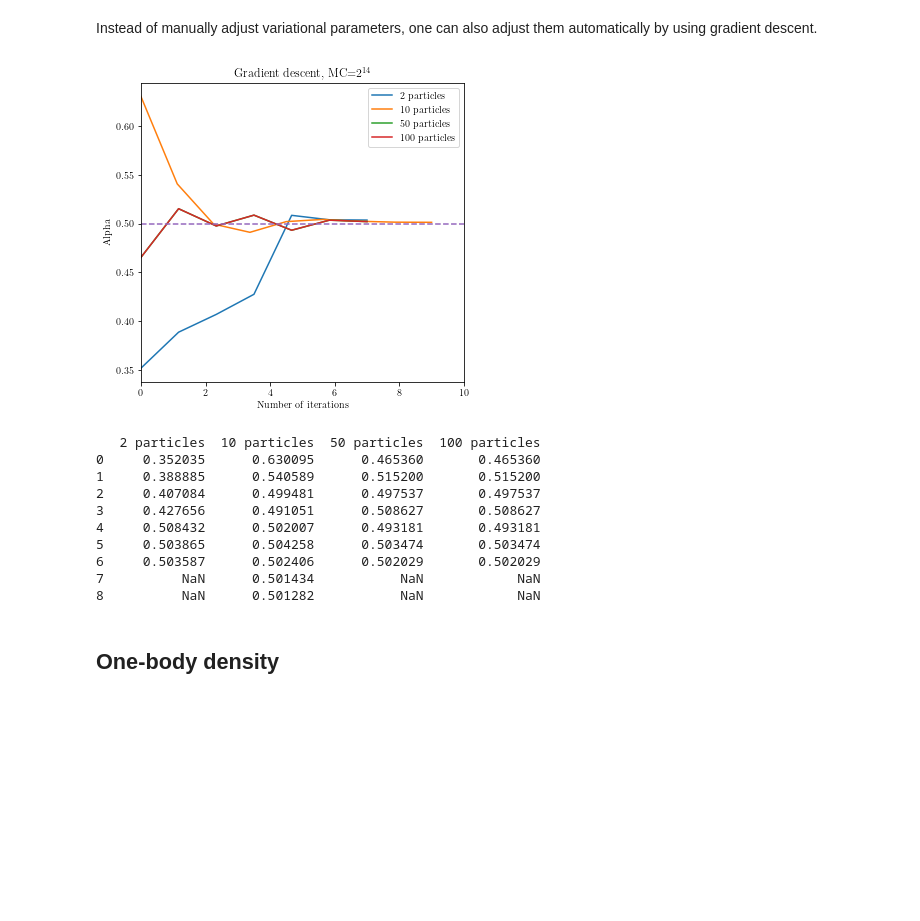
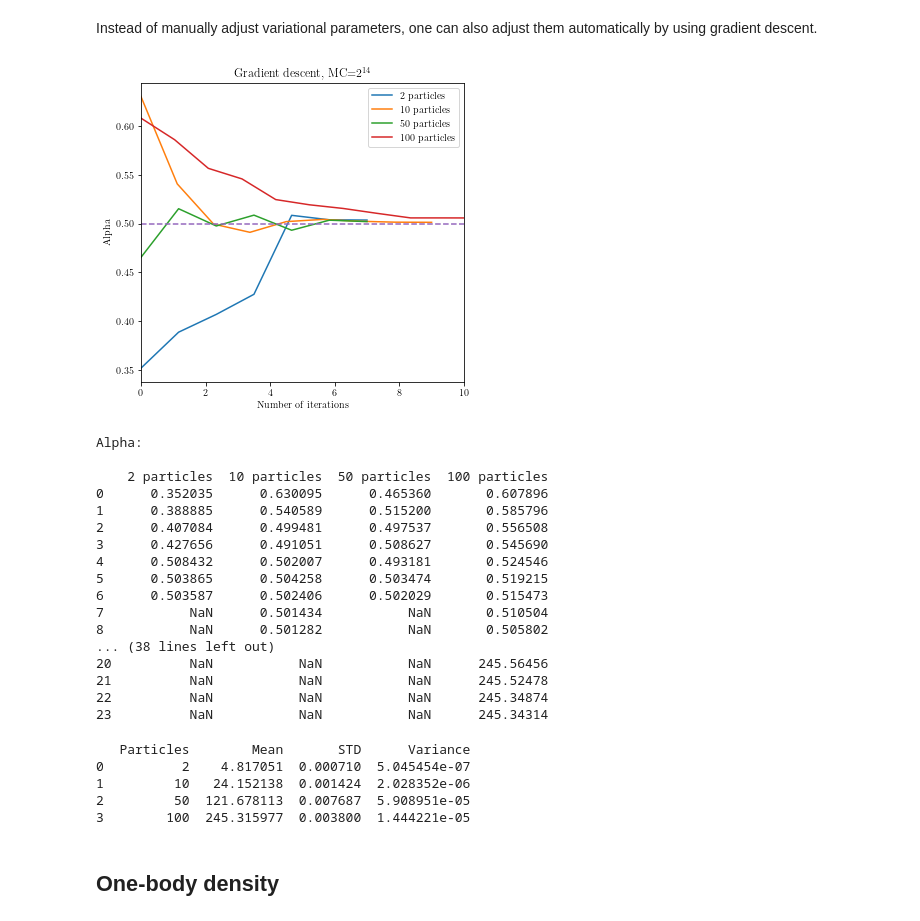
Before and after one commit to Moejay10/FYS4411, a Jupyter notebook: Project1/Python/Variational_Monte_Carlo.ipynb, the cells around one changed output. Cells and saved outputs as stored; diff of their text form; code cells hidden in the pictures; blank space fills up the shorter version.

Commit message:
normal STD and Blocking comparison.

```diff
--- a/Project1/Python/Variational_Monte_Carlo.ipynb
+++ b/Project1/Python/Variational_Monte_Carlo.ipynb
@@ -1033,7 +1109,7 @@ GD2 = pd.read_fwf(data_path("Task_f/Gradient_Descent_2_particles.dat"))
 energies10  = pd.read_fwf(data_path("Task_f/Blocking_10_particles.dat"))
 GD10 = pd.read_fwf(data_path("Task_f/Gradient_Descent_10_particles.dat"))
 GD50 = pd.read_fwf(data_path("Task_f/Gradient_Descent_50_particles.dat"))
-GD100 = pd.read_fwf(data_path("Task_f/Gradient_Descent_50_particles.dat"))
+GD100 = pd.read_fwf(data_path("Task_f/Gradient_Descent_100_particles.dat"))
 
 
 
@@ -1050,46 +1126,95 @@ ax1.set_xlabel('Number of iterations')
 x2  = np.linspace(0,len(GD2['Alpha']), len(GD2['Alpha']))
 x10 = np.linspace(0,len(GD10['Alpha']),len(GD10['Alpha']))
 x50 = np.linspace(0,len(GD50['Alpha']),len(GD50['Alpha']))
 x100 = np.linspace(0,len(GD100['Alpha']),len(GD100['Alpha']))
 
 
 ax1.plot(x2, GD2['Alpha'],   label = '2 particles')
 ax1.plot(x10, GD10['Alpha'], label = '10 particles')
 ax1.plot(x50, GD50['Alpha'], label = '50 particles')
-ax1.plot(x100, GD50['Alpha'], label = '100 particles')
+ax1.plot(x100, GD100['Alpha'], label = '100 particles')
 
 
 ax1.plot([0,10],[0.5,0.5],linestyle='dashed')
 
 #ax1.hist(x, GD10['Alpha'])
 ax1.legend()
 ax1.set(xlim=(0, 10))
 plt.title('Gradient descent, MC=$2^{14}$')
 #fig.tight_layout()  # otherwise the right y-label is slightly clipped
 
 plt.savefig(data_path('Task_f/gradient_descent.pgf'))
 plt.show()
 
 GD = {}
+print("Alpha:\n")
 GD['2 particles'] = GD2['Alpha']
 GD['10 particles'] = GD10['Alpha']
 GD['50 particles'] = GD50['Alpha']
 GD['100 particles'] = GD100['Alpha']
+print(pd.DataFrame(GD))
 
-
+GD = {}
+GD['2 particles'] = GD2['Energy']
+GD['10 particles'] = GD10['Energy']
+GD['50 particles'] = GD50['Energy']
+GD['100 particles'] = GD100['Energy']
+print("Energy:\n")
 print(pd.DataFrame(GD))
 # %% [output]
-[figure, old version]
+[figure, new version]
-   2 particles  10 particles  50 particles  100 particles
-0     0.352035      0.630095      0.465360       0.465360
-1     0.388885      0.540589      0.515200       0.515200
-2     0.407084      0.499481      0.497537       0.497537
-3     0.427656      0.491051      0.508627       0.508627
-4     0.508432      0.502007      0.493181       0.493181
-5     0.503865      0.504258      0.503474       0.503474
-6     0.503587      0.502406      0.502029       0.502029
-7          NaN      0.501434           NaN            NaN
-8          NaN      0.501282           NaN            NaN
+Alpha:
+
+    2 particles  10 particles  50 particles  100 particles
+0      0.352035      0.630095      0.465360       0.607896
+1      0.388885      0.540589      0.515200       0.585796
+2      0.407084      0.499481      0.497537       0.556508
+3      0.427656      0.491051      0.508627       0.545690
+4      0.508432      0.502007      0.493181       0.524546
+5      0.503865      0.504258      0.503474       0.519215
+6      0.503587      0.502406      0.502029       0.515473
+7           NaN      0.501434           NaN       0.510504
+8           NaN      0.501282           NaN       0.505802
+... (38 lines left out)
+20          NaN           NaN           NaN      245.56456
+21          NaN           NaN           NaN      245.52478
+22          NaN           NaN           NaN      245.34874
+23          NaN           NaN           NaN      245.34314
+# %%
+energies2  = pd.read_fwf(data_path("Task_f/Blocking_2_particles.dat"))
+energies10  = pd.read_fwf(data_path("Task_f/Blocking_10_particles.dat"))
+energies50  = pd.read_fwf(data_path("Task_f/Blocking_50_particles.dat"))
+energies100  = pd.read_fwf(data_path("Task_f/Blocking_100_particles.dat"))
+
+def use_blocking_gd():
+    frame = {}
+    mean_list = []
+    std_list = []
+    var_list = []
+    for i in [2,10,50,100]:
+        infile =  open(data_path("Task_f/Blocking_"+str(i)+"_particles.dat"),'r')
+        infile.readline()
+        data = np.loadtxt(infile)
+        data = data[:]
+        (mean, var) = block(data[int(len(data)/4):])
+        std = np.sqrt(var)
+        mean_list.append(mean)
+        std_list.append(std)
+        var_list.append(var)
+    frame['Particles'] = [2,10,50,100]
+    frame['Mean'] = mean_list
+    frame['STD'] = std_list
+    frame['Variance'] = var_list
+    frame = pd.DataFrame(frame)
+    return frame
+frame = use_blocking_gd()
+print(frame)
+# %% [output]
+   Particles        Mean       STD      Variance
+0          2    4.817051  0.000710  5.045454e-07
+1         10   24.152138  0.001424  2.028352e-06
+2         50  121.678113  0.007687  5.908951e-05
+3        100  245.315977  0.003800  1.444221e-05
 # %% [markdown]
 ## One-body density
 # %%
```
Also changed, not shown: parts of 6 cells of this notebook.
